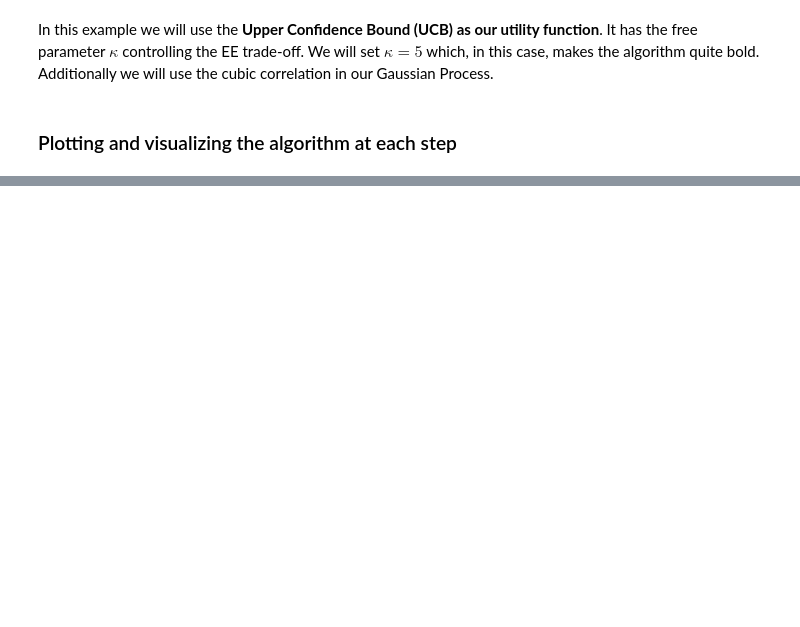
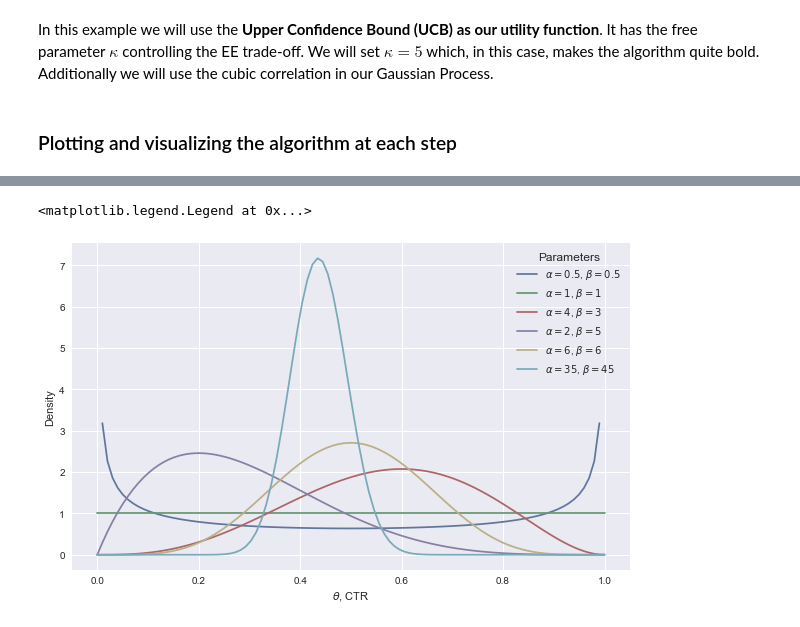
Before and after one commit to rmania/datascience, a Jupyter notebook: ubc_ml/05_Bayesian_optimization_bandits_thomson.ipynb, the cells around one changed output, grey strips where cells are left out. Cells and saved outputs as stored; diff of their text form; code cells hidden in the pictures; blank space fills up the shorter version.

```diff
--- a/ubc_ml/05_Bayesian_optimization_bandits_thomson.ipynb
+++ b/ubc_ml/05_Bayesian_optimization_bandits_thomson.ipynb
@@ -181,0 +259,14 @@ ValueError: zero-size array to reduction operation maximum which has no identity
+# %%
+from scipy.stats import beta
+fig, ax = plt.subplots(figsize= [10,6])
+x = np.linspace(0, 1, 100)
+params = [(0.5, 0.5), (1, 1), (4, 3), (2, 5),
+          (6, 6) , (35,45)]
+for p in params:
+    y = stats.beta.pdf(x, p[0], p[1])
+    ax.plot(x, y, label="$\\alpha=%s$, $\\beta=%s$" % p)
+ax.set(xlabel = "$\\theta$, CTR", ylabel = "Density")
+ax.legend(loc ='best', title="Parameters")
+# %% [output]
+<matplotlib.legend.Legend at 0x...>
+[figure, added]
```
Also changed, not shown: parts of 20 cells of this notebook, 1 other file.
